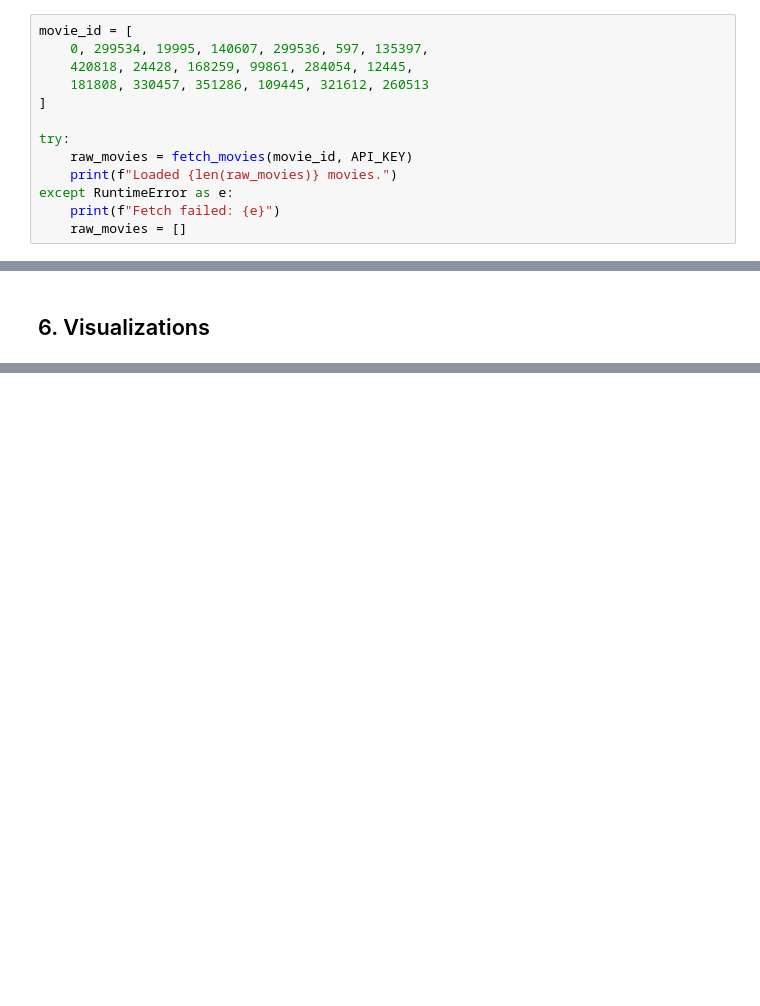
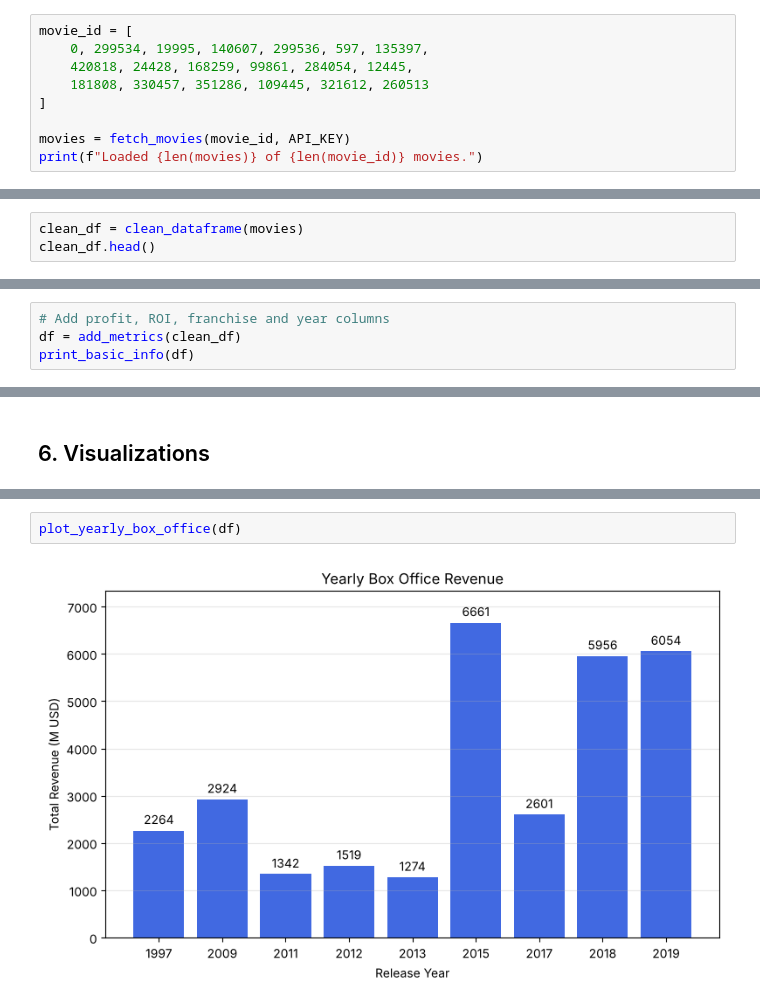
Before and after one commit to U-justine/amalitech-data-engineering, a Jupyter notebook: notebooks/tmdb_movie_analysis.ipynb, the cells around one changed output, grey strips where cells are left out. Drawn from its saved outputs; the diff is of its cells as text; blank space fills up the shorter version.

```diff
--- a/notebooks/tmdb_movie_analysis.ipynb
+++ b/notebooks/tmdb_movie_analysis.ipynb
@@ -50,10 +52,6 @@ movie_id = [
     181808, 330457, 351286, 109445, 321612, 260513
 ]
 
-try:
-    raw_movies = fetch_movies(movie_id, API_KEY)
-    print(f"Loaded {len(raw_movies)} movies.")
-except RuntimeError as e:
-    print(f"Fetch failed: {e}")
-    raw_movies = []
+movies = fetch_movies(movie_id, API_KEY)
+print(f"Loaded {len(movies)} of {len(movie_id)} movies.")
 # %% [output]
@@ -123,0 +67,3 @@ Top 5 ROI (Budget >= $10M):
+# %%
+clean_df = clean_dataframe(movies)
+clean_df.head()
@@ -123,0 +111,4 @@ Top 5 ROI (Budget >= $10M):
+# %%
+# Add profit, ROI, franchise and year columns
+df = add_metrics(clean_df)
+print_basic_info(df)
@@ -203,0 +245,4 @@ plot_franchise_vs_standalone(df)
+# %%
+plot_yearly_box_office(df)
+# %% [output]
+[figure, added]
```
Also changed, not shown: parts of 34 cells of this notebook, 34 other files.
